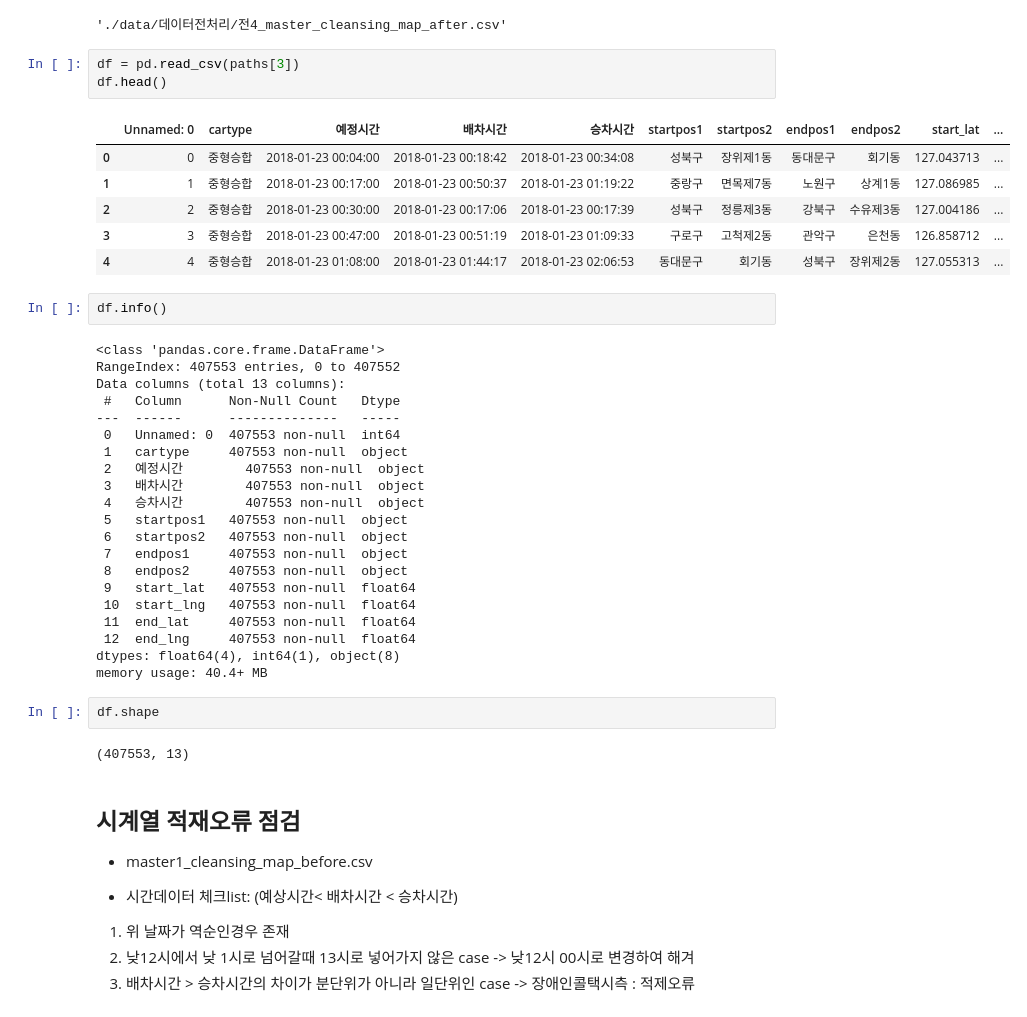
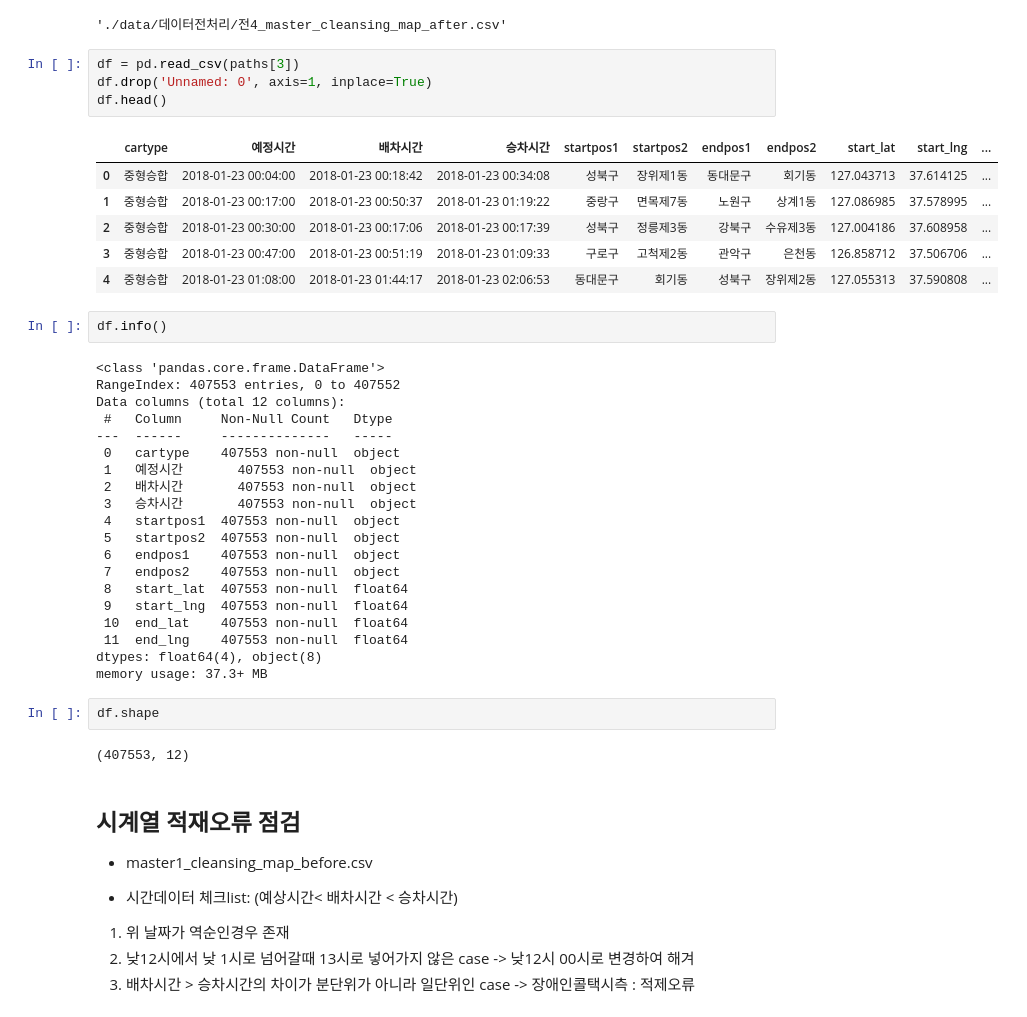
Before and after one commit to minjaering/Disabled-person-taxi-project, a Jupyter notebook: 1-1. Data Cleansing - timediff.ipynb, the cells around one changed output. Cells and saved outputs as stored; diff of their text form.

```diff
--- a/1-1. Data Cleansing - timediff.ipynb
+++ b/1-1. Data Cleansing - timediff.ipynb
@@ -23,41 +23,41 @@ paths[3]
 './data/데이터전처리/전4_master_cleansing_map_after.csv'
 # %%
 df = pd.read_csv(paths[3])
+df.drop('Unnamed: 0', axis=1, inplace=True)
 df.head()
 # %% [output]
-|  | Unnamed: 0 | cartype | 예정시간 | 배차시간 | 승차시간 | startpos1 | startpos2 | endpos1 | endpos2 | start_lat | ... |
-| 0 | 0 | 중형승합 | 2018-01-23 00:04:00 | 2018-01-23 00:18:42 | 2018-01-23 00:34:08 | 성북구 | 장위제1동 | 동대문구 | 회기동 | 127.043713 | ... |
-| 1 | 1 | 중형승합 | 2018-01-23 00:17:00 | 2018-01-23 00:50:37 | 2018-01-23 01:19:22 | 중랑구 | 면목제7동 | 노원구 | 상계1동 | 127.086985 | ... |
-| 2 | 2 | 중형승합 | 2018-01-23 00:30:00 | 2018-01-23 00:17:06 | 2018-01-23 00:17:39 | 성북구 | 정릉제3동 | 강북구 | 수유제3동 | 127.004186 | ... |
-| 3 | 3 | 중형승합 | 2018-01-23 00:47:00 | 2018-01-23 00:51:19 | 2018-01-23 01:09:33 | 구로구 | 고척제2동 | 관악구 | 은천동 | 126.858712 | ... |
-| 4 | 4 | 중형승합 | 2018-01-23 01:08:00 | 2018-01-23 01:44:17 | 2018-01-23 02:06:53 | 동대문구 | 회기동 | 성북구 | 장위제2동 | 127.055313 | ... |
+|  | cartype | 예정시간 | 배차시간 | 승차시간 | startpos1 | startpos2 | endpos1 | endpos2 | start_lat | start_lng | ... |
+| 0 | 중형승합 | 2018-01-23 00:04:00 | 2018-01-23 00:18:42 | 2018-01-23 00:34:08 | 성북구 | 장위제1동 | 동대문구 | 회기동 | 127.043713 | 37.614125 | ... |
+| 1 | 중형승합 | 2018-01-23 00:17:00 | 2018-01-23 00:50:37 | 2018-01-23 01:19:22 | 중랑구 | 면목제7동 | 노원구 | 상계1동 | 127.086985 | 37.578995 | ... |
+| 2 | 중형승합 | 2018-01-23 00:30:00 | 2018-01-23 00:17:06 | 2018-01-23 00:17:39 | 성북구 | 정릉제3동 | 강북구 | 수유제3동 | 127.004186 | 37.608958 | ... |
+| 3 | 중형승합 | 2018-01-23 00:47:00 | 2018-01-23 00:51:19 | 2018-01-23 01:09:33 | 구로구 | 고척제2동 | 관악구 | 은천동 | 126.858712 | 37.506706 | ... |
+| 4 | 중형승합 | 2018-01-23 01:08:00 | 2018-01-23 01:44:17 | 2018-01-23 02:06:53 | 동대문구 | 회기동 | 성북구 | 장위제2동 | 127.055313 | 37.590808 | ... |
 # %%
 df.info()
 # %% [output]
 <class 'pandas.core.frame.DataFrame'>
 RangeIndex: 407553 entries, 0 to 407552
-Data columns (total 13 columns):
- #   Column      Non-Null Count   Dtype
----  ------      --------------   -----
- 0   Unnamed: 0  407553 non-null  int64
- 1   cartype     407553 non-null  object
- 2   예정시간        407553 non-null  object
- 3   배차시간        407553 non-null  object
- 4   승차시간        407553 non-null  object
- 5   startpos1   407553 non-null  object
- 6   startpos2   407553 non-null  object
- 7   endpos1     407553 non-null  object
- 8   endpos2     407553 non-null  object
- 9   start_lat   407553 non-null  float64
- 10  start_lng   407553 non-null  float64
- 11  end_lat     407553 non-null  float64
- 12  end_lng     407553 non-null  float64
-dtypes: float64(4), int64(1), object(8)
-memory usage: 40.4+ MB
+Data columns (total 12 columns):
+ #   Column     Non-Null Count   Dtype
+---  ------     --------------   -----
+ 0   cartype    407553 non-null  object
+ 1   예정시간       407553 non-null  object
+ 2   배차시간       407553 non-null  object
+ 3   승차시간       407553 non-null  object
+ 4   startpos1  407553 non-null  object
+ 5   startpos2  407553 non-null  object
+ 6   endpos1    407553 non-null  object
+ 7   endpos2    407553 non-null  object
+ 8   start_lat  407553 non-null  float64
+ 9   start_lng  407553 non-null  float64
+ 10  end_lat    407553 non-null  float64
+ 11  end_lng    407553 non-null  float64
+dtypes: float64(4), object(8)
+memory usage: 37.3+ MB
 # %%
 df.shape
 # %% [output]
-(407553, 13)
+(407553, 12)
 # %% [markdown]
 ## 시계열 적재오류 점검
 - master1_cleansing_map_before.csv
```
Also changed, not shown: parts of 22 cells of this notebook.
